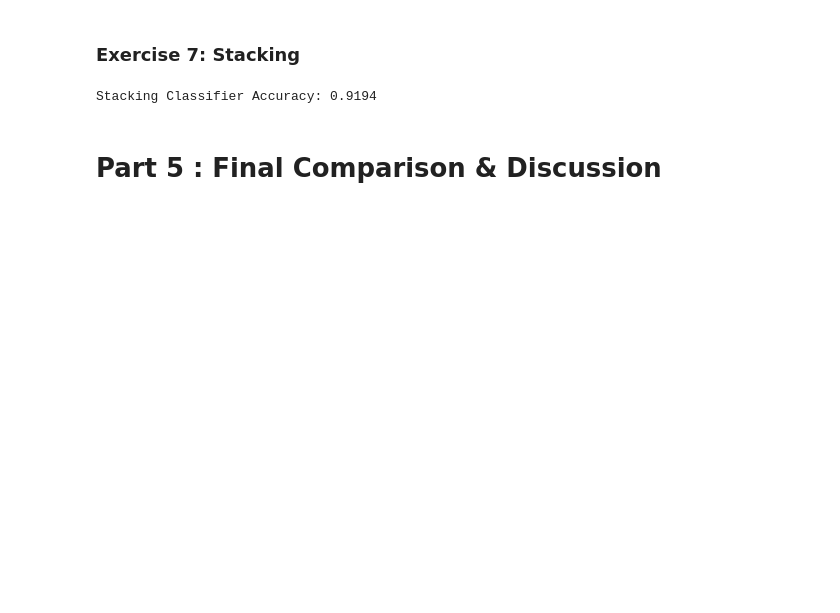
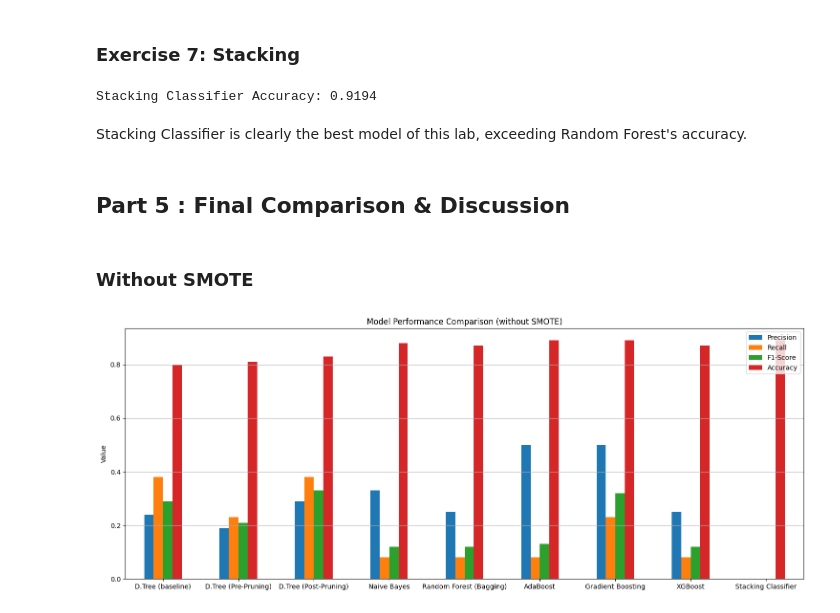
Before and after one commit to 0zzone/machine-learning-efrei-s8, a Jupyter notebook: lab1.ipynb, the cells around one changed output. Saved outputs shown, nothing was run; the diff lists cells and outputs as text; code cells hidden in the pictures; blank space fills up the shorter version.

```diff
--- a/lab1.ipynb
+++ b/lab1.ipynb
@@ -460,0 +655,13 @@ We could perform random oversampling. This would duplicate samples instead of cr
+# %%
+from sklearn.naive_bayes import GaussianNB
+from sklearn.metrics import accuracy_score
+
+# Our dataframe is normalized and standarized. Therefore, we will use Gaussian Naive Bayes for continuous features (and not Multimodal NB).
+y_pred_gnb = GaussianNB().fit(X_train, y_train).predict(X_test)
+
+df_no_smote.loc["Naive Bayes", "Precision"] = round(precision_score(y_test, y_pred_gnb), 2)
+df_no_smote.loc["Naive Bayes", "Recall"] = round(recall_score(y_test, y_pred_gnb), 2)
+df_no_smote.loc["Naive Bayes", "F1-Score"] = round(f1_score(y_test, y_pred_gnb), 2)
+df_no_smote.loc["Naive Bayes", "Accuracy"] = round(accuracy_score(y_test, y_pred_gnb), 2)
+
+print(f"GaussianNB Accuracy: {accuracy_score(y_test, y_pred_gnb):.4f}")
@@ -460,0 +746,24 @@ We could perform random oversampling. This would duplicate samples instead of cr
+# %%
+# Use StackingClassifier with the previous top 3 performing models as base learners: (1) the pre-pruned decision tree with the optimal hyper-parameters, (2) the random forest and the (3) Gradient boosting. Use LogisticRegression as the meta learner.
+from sklearn.ensemble import StackingClassifier
+from sklearn.linear_model import LogisticRegression
+
+# Execute cell of Exercise L1.P4.E2, Exercise L1.P4.E5, Exercise L1.P4.E6 first
+base_models = [("dt", grid_search), ("rf", rf), ("gbc", gbc)]
+
+meta_model = LogisticRegression()
+stacking_model = StackingClassifier(
+    estimators=base_models,
+    final_estimator=meta_model,
+)
+
+stacking_model.fit(X_train, y_train)
+y_pred_stacking = stacking_model.predict(X_test)
+
+
+df_no_smote.loc["Stacking Classifier", "Precision"] = round(precision_score(y_test, y_pred_stacking, zero_division=np.nan), 2)
+df_no_smote.loc["Stacking Classifier", "Recall"] = round(recall_score(y_test, y_pred_stacking, zero_division=np.nan), 2)
+df_no_smote.loc["Stacking Classifier", "F1-Score"] = round(f1_score(y_test, y_pred_stacking, zero_division=np.nan), 2)
+df_no_smote.loc["Stacking Classifier", "Accuracy"] = round(accuracy_score(y_test, y_pred_stacking), 2)
+print(f"Stacking Classifier Accuracy: {accuracy_score(y_test, y_pred_stacking):.4f}")
+confusion_matrix(y_test, y_pred_stacking).ravel()
@@ -740,5 +1079,19 @@ df.loc["Stacking Classifier", "Accuracy"] = round(accuracy_score(y_test, y_pred_
 print(f"Stacking Classifier Accuracy: {accuracy_score(y_test, y_pred_stacking):.4f}")
 # %% [output]
 Stacking Classifier Accuracy: 0.9194
+# %% [markdown]
+Stacking Classifier is clearly the best model of this lab, exceeding Random Forest's accuracy.
 # %% [markdown]
-# Part 5 : Final Comparison & Discussion
+## Part 5 : Final Comparison & Discussion
+# %% [markdown]
+### Without SMOTE
+# %%
+df_no_smote.plot(kind='bar', figsize=(15, 6))
+plt.title('Model Performance Comparison (without SMOTE)')
+plt.ylabel('Value')
+plt.xticks(rotation=0)
+plt.grid(axis='y')
+plt.tight_layout()
+plt.show()
+# %% [output]
+[figure, added]
```
Also changed, not shown: parts of 48 cells of this notebook.
